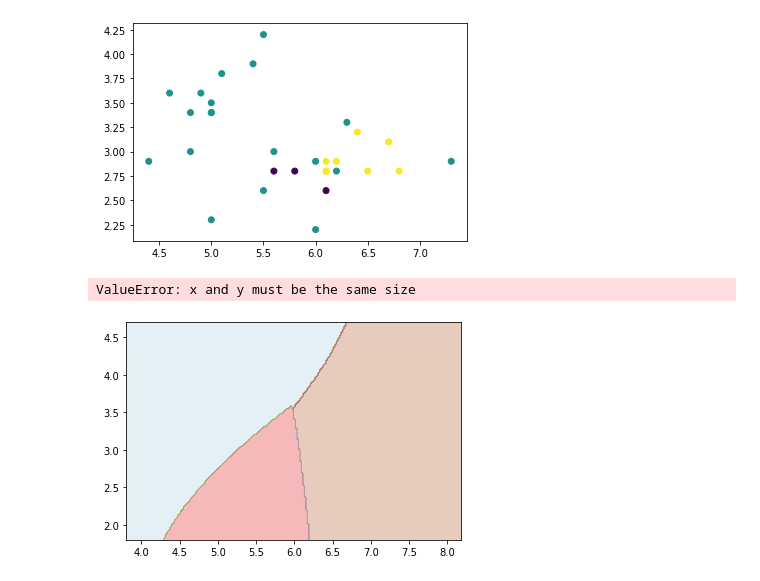
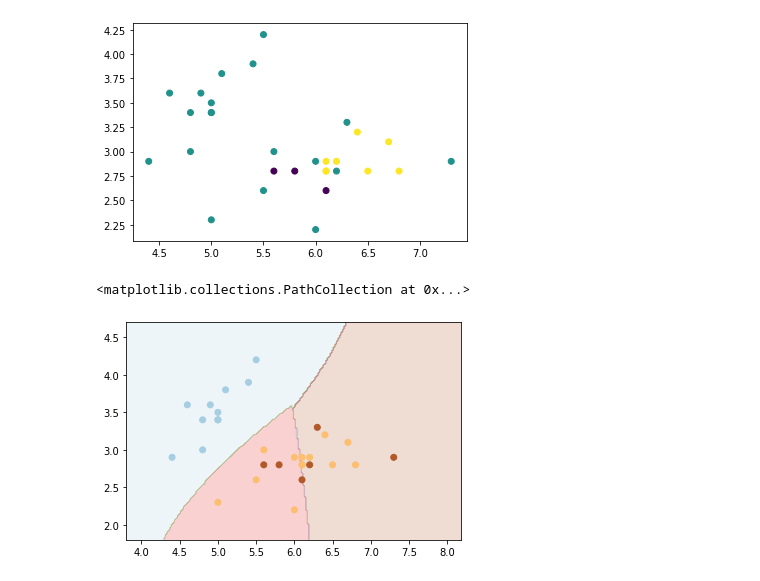
Before and after one commit to Carolinelys20/Python-in-NCCU, a Jupyter notebook: Lesson/Lesson 10.ipynb, the cells around one changed output. Saved outputs shown, nothing was run; the diff lists cells and outputs as text; code cells hidden in the pictures.

```diff
--- a/Lesson/Lesson 10.ipynb
+++ b/Lesson/Lesson 10.ipynb
@@ -279,15 +279,16 @@ plt.scatter(x_test[:,0], x_test[:,1], c=y_predict-y_test)
 # %%
 x0 = np.arange(3.8, 8.2, 0.02)
 y0 = np.arange(1.8, 4.7, 0.02)
 
 xm, ym = np.meshgrid(x0, y0)
 P = np.c_[xm.ravel(), ym.ravel()]
 z = clf.predict(P)
 
 Z = z.reshape(xm.shape)
-plt.contourf(xm, ym, Z, cmap="Paired", alpha=0.3)
-plt.scatter(x_test[:0], x_test[:1], cmap="Paired",
+plt.contourf(xm, ym, Z, cmap="Paired", alpha=0.2)
+
+plt.scatter(x_test[:,0], x_test[:,1], cmap="Paired",
            c= y_test)
 # %% [output]
-ValueError: x and y must be the same size
+<matplotlib.collections.PathCollection at 0x...>
-[figure, old version]
+[figure, new version]
```
Also changed, not shown: parts of 1 cell of this notebook, 2 other files.
